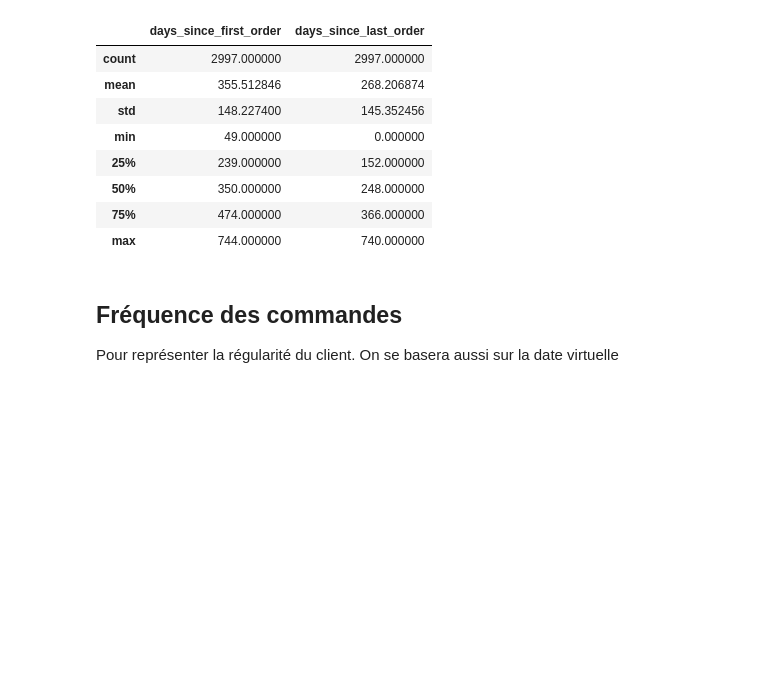
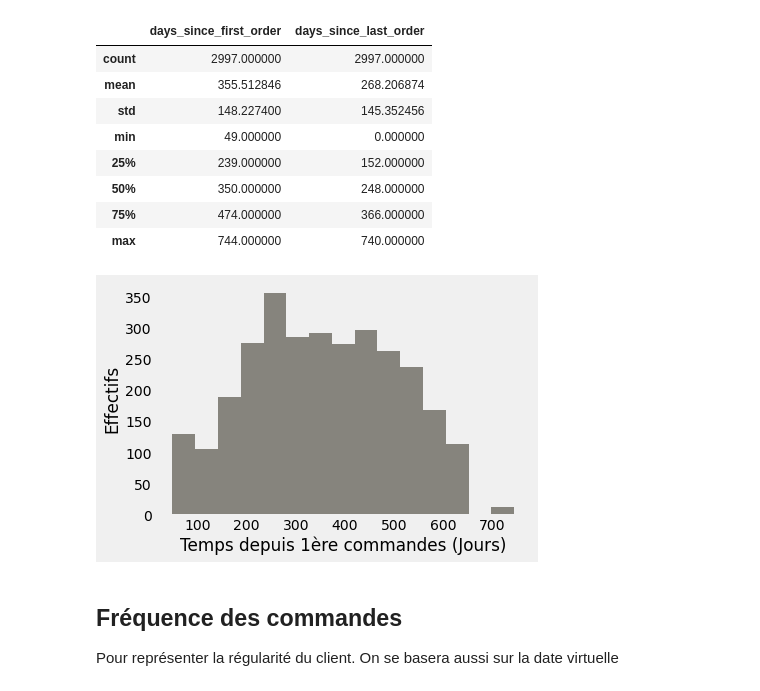
Before and after one commit to khub41/OC_P05, a Jupyter notebook: analyse_exploratoire.ipynb, the cells around one changed output. Saved outputs shown, nothing was run; the diff lists cells and outputs as text; code cells hidden in the pictures; blank space fills up the shorter version.

```diff
--- a/analyse_exploratoire.ipynb
+++ b/analyse_exploratoire.ipynb
@@ -348,6 +398,18 @@ data[['days_since_first_order', 'days_since_last_order']].describe()
 | 50% | 350.000000 | 248.000000 |
 | 75% | 474.000000 | 366.000000 |
 | max | 744.000000 | 740.000000 |
+# %%
+
+plt.hist(data.days_since_first_order,
+         bins=15,
+           color="#59564c",
+           alpha=0.7)
+plt.grid(False, axis='both')
+plt.xlabel("Temps depuis 1ère commandes (Jours)")
+plt.ylabel("Effectifs")
+plt.savefig('plots/tps_depuis_1ere.png',  bbox_inches='tight', dpi=360)
+# %% [output]
+[figure, added]
 # %% [markdown]
 <a id='frequence'></a>
 ## Fréquence des commandes
```
Also changed, not shown: parts of 19 cells of this notebook, 1 other file.
